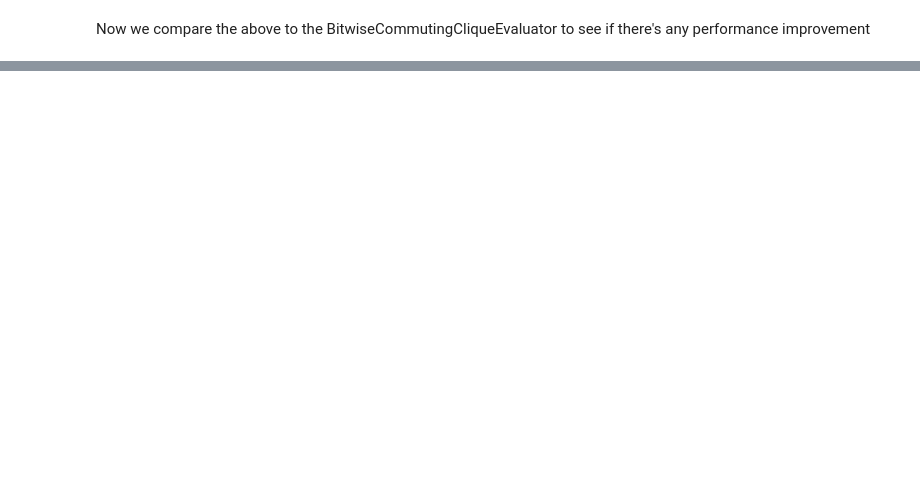
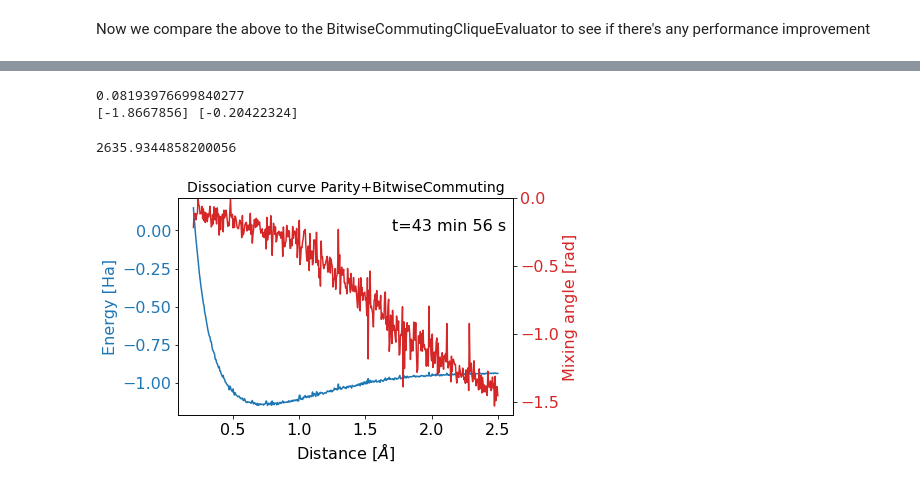
Before and after one commit to KTBieniasz/molecule-solution, a Jupyter notebook: dissociation-curve.ipynb, the cells around one changed output, grey strips where cells are left out. Saved outputs shown, nothing was run; the diff lists cells and outputs as text; code cells hidden in the pictures; blank space fills up the shorter version.

```diff
--- a/dissociation-curve.ipynb
+++ b/dissociation-curve.ipynb
@@ -162,0 +185,45 @@ plt.show()
+# %%
+%autoreload
+mapping = Parity()
+varform = varform_2qubits_1param
+evaluator = BitwiseCommutingCliqueEvaluator(varform,backend,execute_opts = execute_opts)
+solver = VQESolver(evaluator,minimizer,[0],name = 'parity_basic')
+#Test for the optimal distance
+t0=time.time()
+molecular_hamiltonian = MolecularFermionicHamiltonian.from_integrals(h1_no_spin[106],h2_no_spin[106]).include_spin()
+lcps = mapping.fermionic_hamiltonian_to_linear_combinaison_pauli_string(molecular_hamiltonian).combine().apply_threshold().sort()
+t2=time.time()
+print(t2-t0)
+en, par = solver.lowest_eig_value(lcps)
+print(en,par)
+# %% [output]
+0.08193976699840277
+[-1.8667856] [-0.20422324]
+# %%
+en_parity_bitwise = np.zeros(len(dist))
+par_parity_bitwise = np.zeros(len(dist))
+t0 = time.time()
+for i,(h1,h2) in enumerate(zip(h1_no_spin,h2_no_spin)):
+    molecular_hamiltonian = MolecularFermionicHamiltonian.from_integrals(h1,h2).include_spin()
+    lcps = mapping.fermionic_hamiltonian_to_linear_combinaison_pauli_string(molecular_hamiltonian).combine().apply_threshold().sort()
+    en_parity_bitwise[i], par_parity_bitwise[i] = solver.lowest_eig_value(lcps)
+t_parity_bitwise = time.time()-t0
+print(t_parity_bitwise)
+# %% [output]
+2635.9344858200056
+# %%
+plt.title("Dissociation curve Parity+BitwiseCommuting",fontsize=14)
+plt.plot(dist,en_parity_bitwise+energy_nuc)
+plt.text(1.7,0,"t={m:.0f} min {s:.0f} s".format(m=t_parity_bitwise//60, s=t_parity_bitwise%60),fontsize=16)
+plt.xlabel('Distance $[\\AA]$', fontsize=16)
+plt.tick_params(axis='x', labelsize=16)
+plt.ylabel('Energy [Ha]', color="tab:blue", fontsize=16)
+plt.tick_params(axis='y', labelcolor="C0",labelsize=16)
+plt.twinx()
+plt.plot(dist,par_parity_bitwise,color="C3")
+plt.ylim(-1.6,0)
+plt.ylabel('Mixing angle [rad]', color="tab:red", fontsize=16)
+plt.tick_params(axis='y', labelcolor="C3",labelsize=16)
+plt.show()
+# %% [output]
+[figure, added]
```
Also changed, not shown: parts of 11 cells of this notebook, 3 other files.
